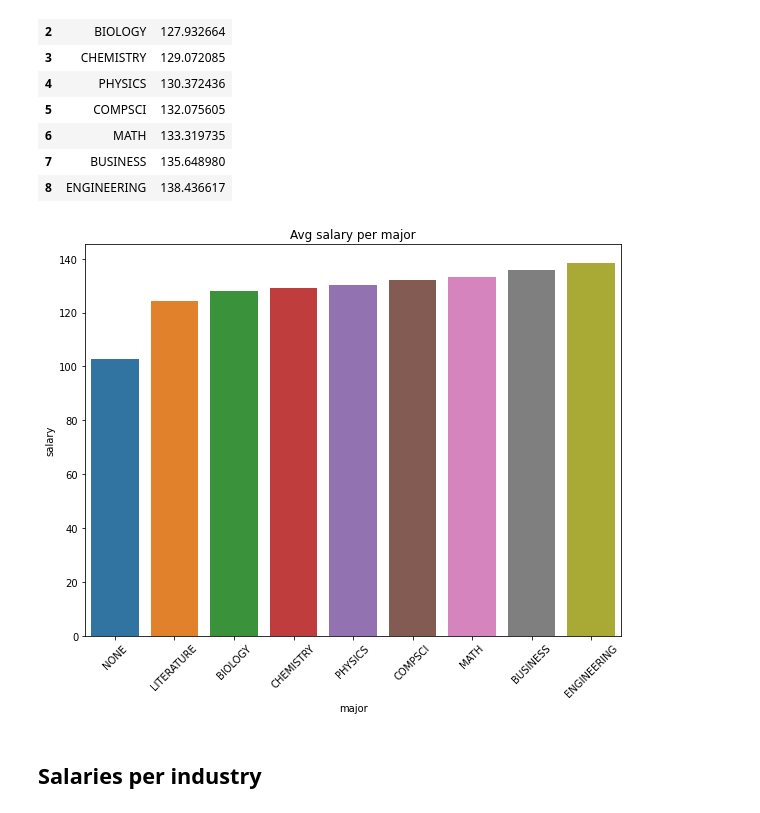
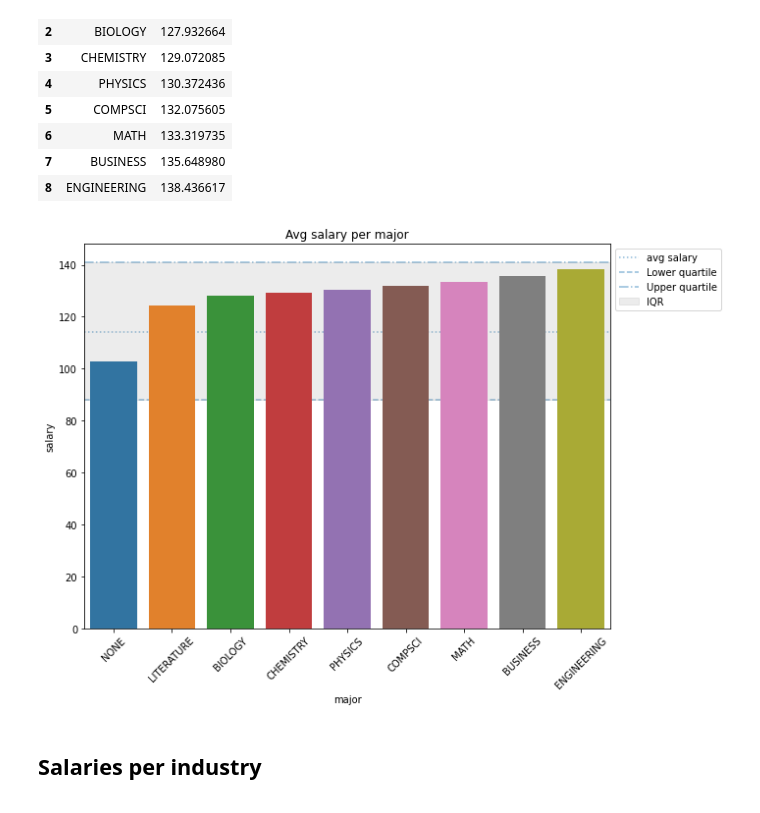
Before and after one commit to scottwiles/salary_prediction, a Jupyter notebook: notebooks/salary_prediction_eda.ipynb, the cells around one changed output. Cells and saved outputs as stored; diff of their text form; code cells hidden in the pictures.

```diff
--- a/notebooks/salary_prediction_eda.ipynb
+++ b/notebooks/salary_prediction_eda.ipynb
@@ -142,6 +158,8 @@ salaries_all.head()
 | 2 | JOB1362684407689 | COMP52 | VICE_PRESIDENT | DOCTORAL | PHYSICS | HEALTH | 10 | 38 | ... |
 | 3 | JOB1362684407690 | COMP38 | MANAGER | DOCTORAL | CHEMISTRY | AUTO | 8 | 17 | ... |
 | 4 | JOB1362684407691 | COMP7 | VICE_PRESIDENT | BACHELORS | PHYSICS | FINANCE | 8 | 16 | ... |
+# %%
+salary_stats = PlotStats(salaries_all, 'salary')
 # %% [markdown]
 ### Check duplicates
 # %%
@@ -229,9 +261,10 @@ avg_salary_per_major
 # %%
 plt.figure()
 salary_per_category_plot('major', avg_salary_per_major)
+salary_stats.plot_IQR()
 plt.show()
 # %% [output]
-[figure, old version]
+[figure, new version]
 # %% [markdown]
 ## Salaries per industry
 # %%
```
Also changed, not shown: parts of 17 cells of this notebook, 2 other files.
